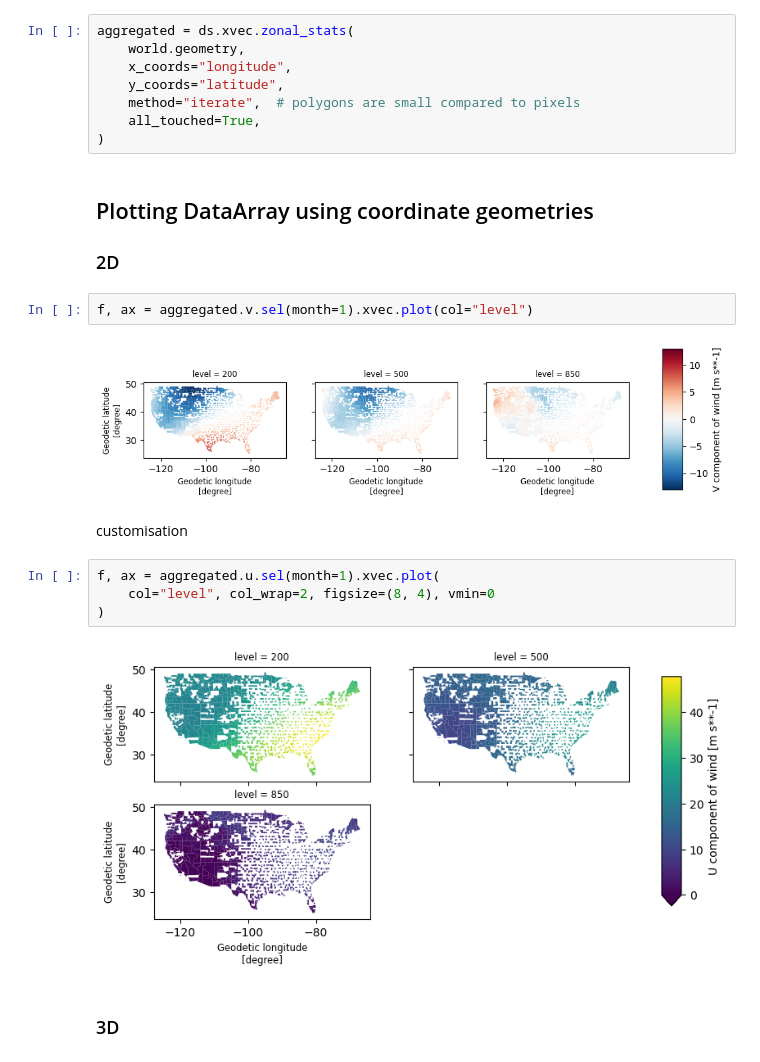
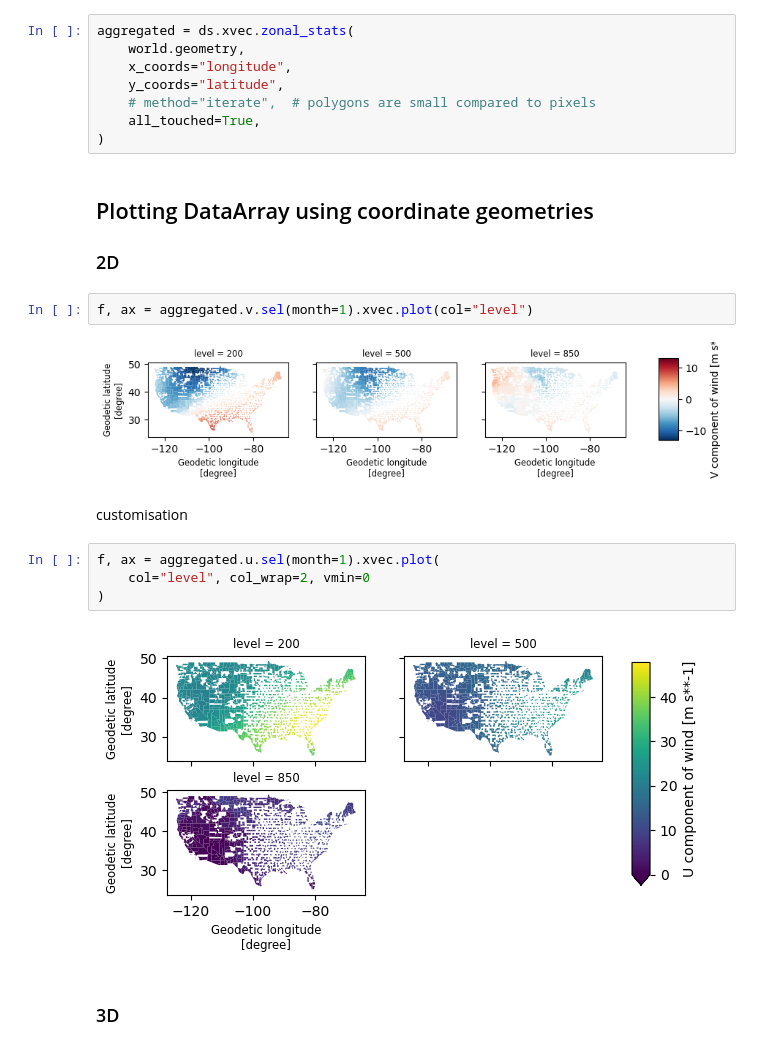
Before and after one commit to xarray-contrib/xvec, a Jupyter notebook: doc/source/plotting.ipynb, the cells around one changed output. Drawn from its saved outputs; the diff is of its cells as text.

Commit message:
more plotting

```diff
--- a/doc/source/plotting.ipynb
+++ b/doc/source/plotting.ipynb
@@ -19,7 +19,7 @@ aggregated = ds.xvec.zonal_stats(
     world.geometry,
     x_coords="longitude",
     y_coords="latitude",
-    method="iterate",  # polygons are small compared to pixels
+    # method="iterate",  # polygons are small compared to pixels
     all_touched=True,
 )
 # %% [markdown]
@@ -29,16 +29,16 @@ aggregated = ds.xvec.zonal_stats(
 # %%
 f, ax = aggregated.v.sel(month=1).xvec.plot(col="level")
 # %% [output]
-[figure, old version]
+[figure, new version]
 # %% [markdown]
 
 customisation
 # %%
 f, ax = aggregated.u.sel(month=1).xvec.plot(
-    col="level", col_wrap=2, figsize=(8, 4), vmin=0
+    col="level", col_wrap=2, vmin=0
 )
 # %% [output]
-[figure, old version]
+[figure, new version]
 # %% [markdown]
 ### 3D
 # %%
```
Also changed, not shown: parts of 9 cells of this notebook, 5 other files.
